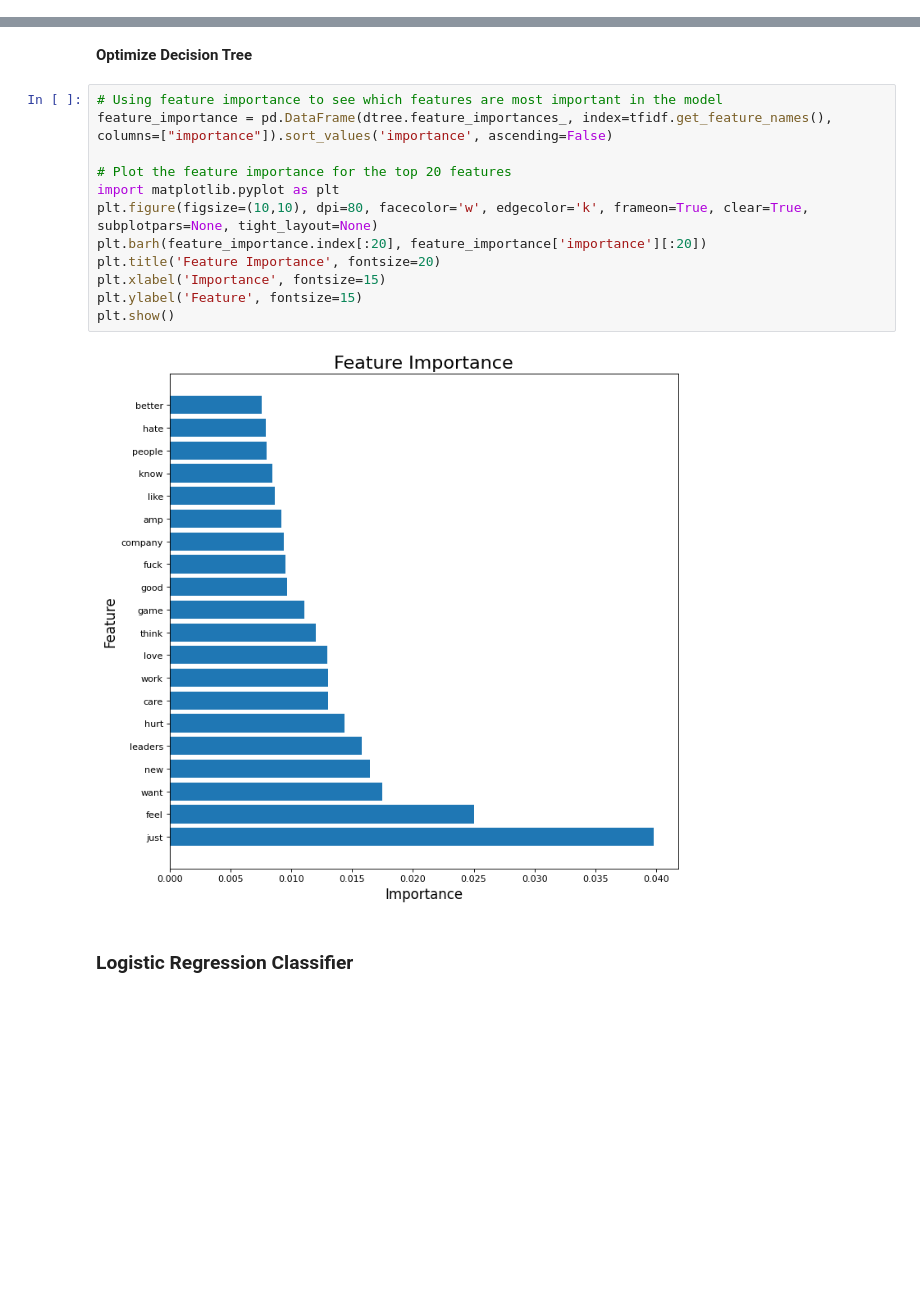
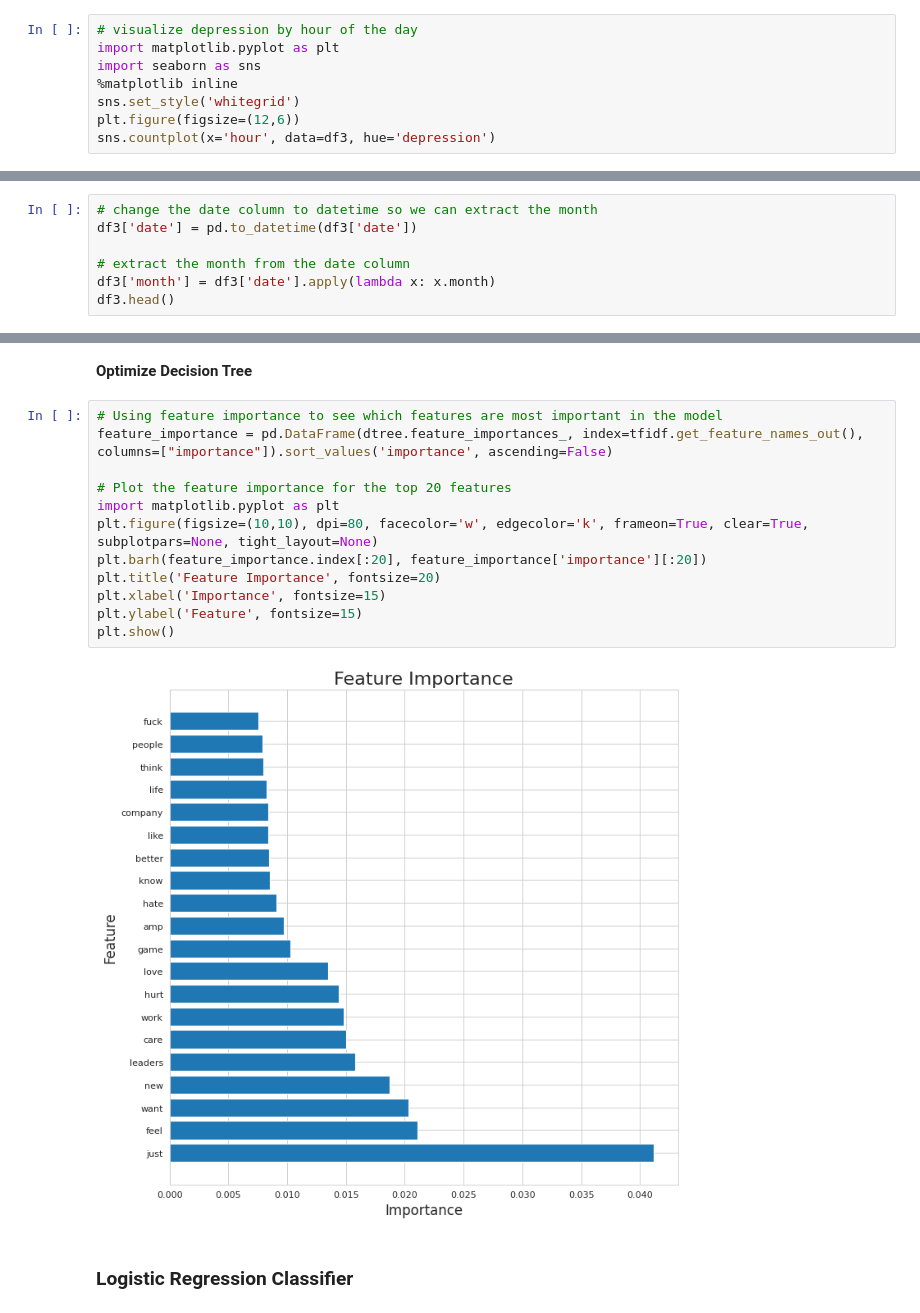
Before and after one commit to Almadam1/Tweet-Classification, a Jupyter notebook: twitter-depression-classification.ipynb, the cells around one changed output, grey strips where cells are left out. Cells and saved outputs as stored; diff of their text form; blank space fills up the shorter version.

Commit message:
Kaggle Notebook | Twitter Depression Classification | Version 12

```diff
--- a/twitter-depression-classification.ipynb
+++ b/twitter-depression-classification.ipynb
@@ -109,0 +112,8 @@ df3.dropna(inplace=True)
+# %%
+# visualize depression by hour of the day
+import matplotlib.pyplot as plt
+import seaborn as sns
+%matplotlib inline
+sns.set_style('whitegrid')
+plt.figure(figsize=(12,6))
+sns.countplot(x='hour', data=df3, hue='depression')
@@ -109,0 +130,7 @@ df3.dropna(inplace=True)
+# %%
+# change the date column to datetime so we can extract the month
+df3['date'] = pd.to_datetime(df3['date'])
+
+# extract the month from the date column
+df3['month'] = df3['date'].apply(lambda x: x.month)
+df3.head()
@@ -221,18 +324,18 @@ print(dtree.predict(tweet)) # 1 = non depressed and 0 = depressed
 **Optimize Decision Tree**
 # %%
 # Using feature importance to see which features are most important in the model
-feature_importance = pd.DataFrame(dtree.feature_importances_, index=tfidf.get_feature_names(), columns=["importance"]).sort_values('importance', ascending=False)
+feature_importance = pd.DataFrame(dtree.feature_importances_, index=tfidf.get_feature_names_out(), columns=["importance"]).sort_values('importance', ascending=False)
 
 # Plot the feature importance for the top 20 features
 import matplotlib.pyplot as plt
 plt.figure(figsize=(10,10), dpi=80, facecolor='w', edgecolor='k', frameon=True, clear=True, subplotpars=None, tight_layout=None)
 plt.barh(feature_importance.index[:20], feature_importance['importance'][:20])
 plt.title('Feature Importance', fontsize=20)
 plt.xlabel('Importance', fontsize=15)
 plt.ylabel('Feature', fontsize=15)
 plt.show()
 # %% [output]
-[figure, old version]
+[figure, new version]
 # %% [markdown]
 ### Logistic Regression Classifier
 # %%
```
Also changed, not shown: parts of 22 cells of this notebook.
